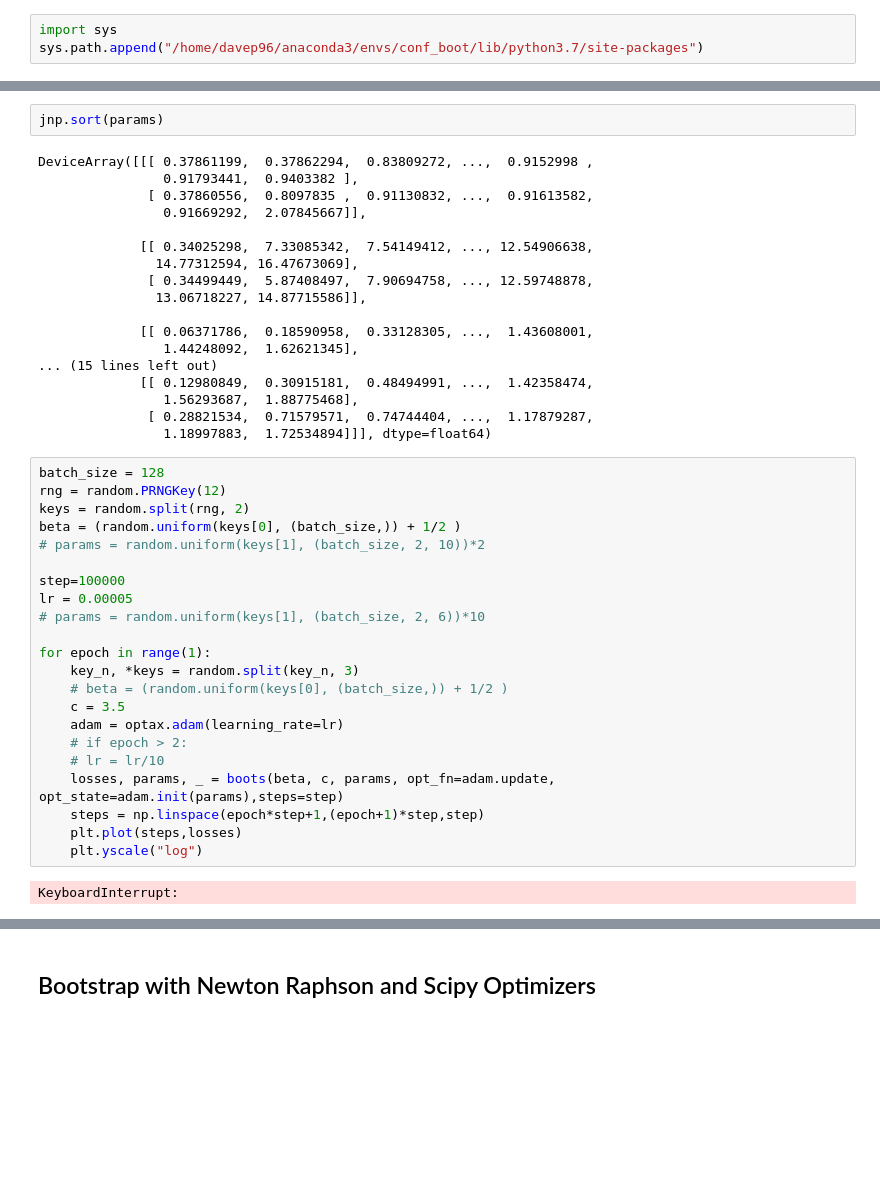
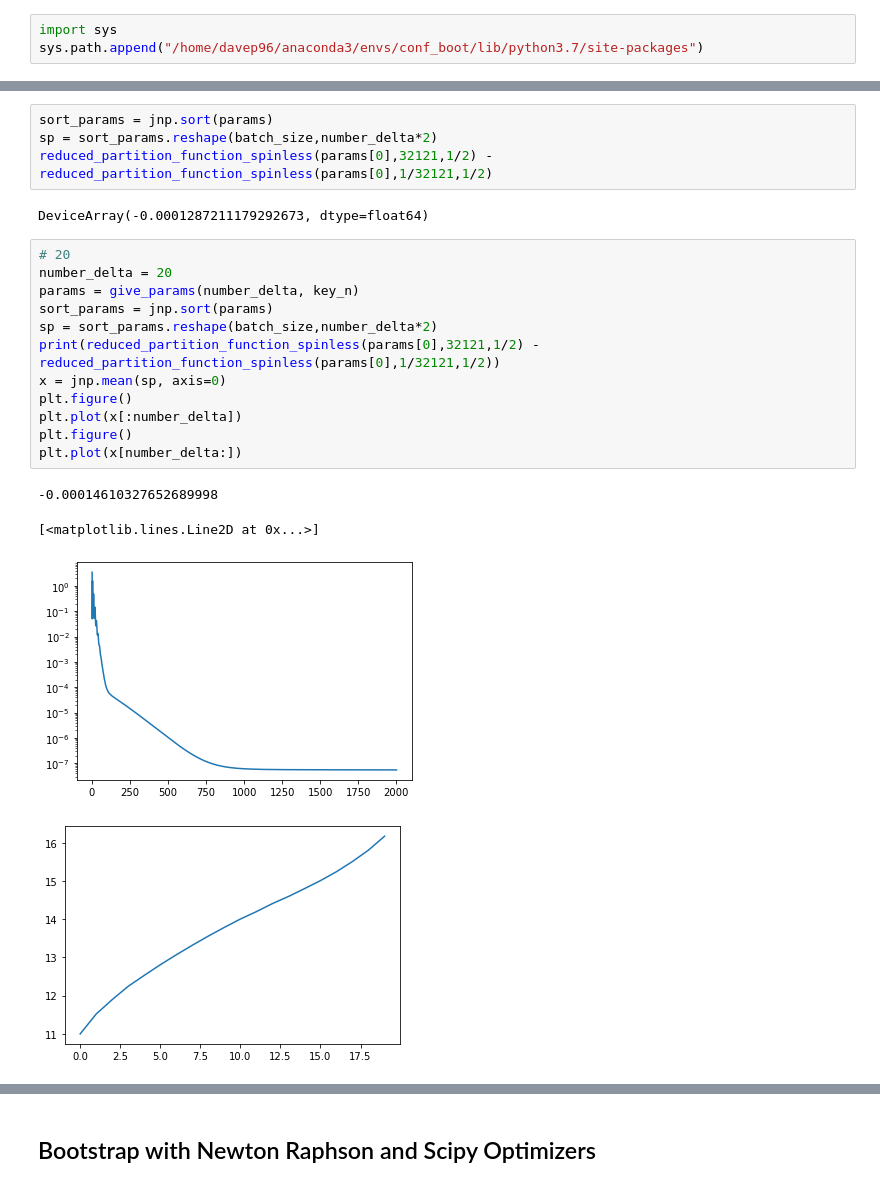
Before and after one commit to dgan181/modular-boostrap, a Jupyter notebook: boots.ipynb, the cells around one changed output, grey strips where cells are left out. Saved outputs shown, nothing was run; the diff lists cells and outputs as text; blank space fills up the shorter version.

```diff
--- a/boots.ipynb
+++ b/boots.ipynb
@@ -86,44 +109,23 @@ params.shape
-# %%
-jnp.sort(params)
-# %% [output]
-DeviceArray([[[ 0.37861199,  0.37862294,  0.83809272, ...,  0.9152998 ,
-                0.91793441,  0.9403382 ],
-              [ 0.37860556,  0.8097835 ,  0.91130832, ...,  0.91613582,
-                0.91669292,  2.07845667]],
-
-             [[ 0.34025298,  7.33085342,  7.54149412, ..., 12.54906638,
-               14.77312594, 16.47673069],
-              [ 0.34499449,  5.87408497,  7.90694758, ..., 12.59748878,
-               13.06718227, 14.87715586]],
-
-             [[ 0.06371786,  0.18590958,  0.33128305, ...,  1.43608001,
-                1.44248092,  1.62621345],
-... (15 lines left out)
-             [[ 0.12980849,  0.30915181,  0.48494991, ...,  1.42358474,
-                1.56293687,  1.88775468],
-              [ 0.28821534,  0.71579571,  0.74744404, ...,  1.17879287,
-                1.18997883,  1.72534894]]], dtype=float64)
-# %%
-batch_size = 128
-rng = random.PRNGKey(12)
-keys = random.split(rng, 2)
-beta = (random.uniform(keys[0], (batch_size,)) + 1/2 )
-# params = random.uniform(keys[1], (batch_size, 2, 10))*2
-
-step=100000
-lr = 0.00005
-# params = random.uniform(keys[1], (batch_size, 2, 6))*10
-
-for epoch in range(1):
-    key_n, *keys = random.split(key_n, 3)
-    # beta = (random.uniform(keys[0], (batch_size,)) + 1/2 )
-    c = 3.5
-    adam = optax.adam(learning_rate=lr)
-    # if epoch > 2:
-    # lr = lr/10
-    losses, params, _ = boots(beta, c, params, opt_fn=adam.update, opt_state=adam.init(params),steps=step)
-    steps = np.linspace(epoch*step+1,(epoch+1)*step,step)
-    plt.plot(steps,losses)
-    plt.yscale("log")
-# %% [output]
-KeyboardInterrupt:
+# %%
+sort_params = jnp.sort(params)
+sp = sort_params.reshape(batch_size,number_delta*2)
+reduced_partition_function_spinless(params[0],32121,1/2) - reduced_partition_function_spinless(params[0],1/32121,1/2)
+# %% [output]
+DeviceArray(-0.0001287211179292673, dtype=float64)
+# %%
+# 20
+number_delta = 20
+params = give_params(number_delta, key_n)
+sort_params = jnp.sort(params)
+sp = sort_params.reshape(batch_size,number_delta*2)
+print(reduced_partition_function_spinless(params[0],32121,1/2) - reduced_partition_function_spinless(params[0],1/32121,1/2))
+x = jnp.mean(sp, axis=0)
+plt.figure()
+plt.plot(x[:number_delta])
+plt.figure()
+plt.plot(x[number_delta:])
+# %% [output]
+-0.00014610327652689998
+[<matplotlib.lines.Line2D at 0x...>]
+[figure, added]
+[figure, added]
```
Also changed, not shown: parts of 50 cells of this notebook, 3 other files.
